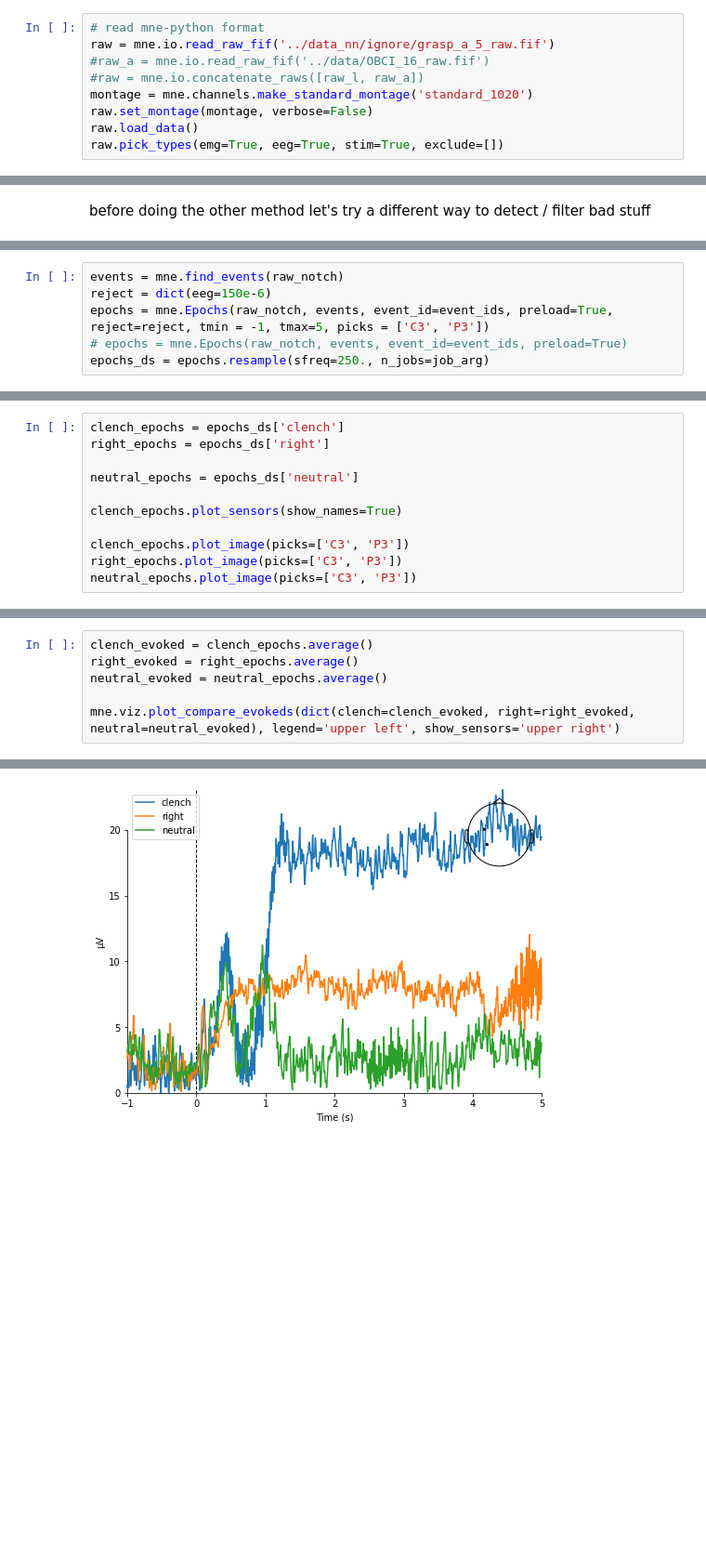
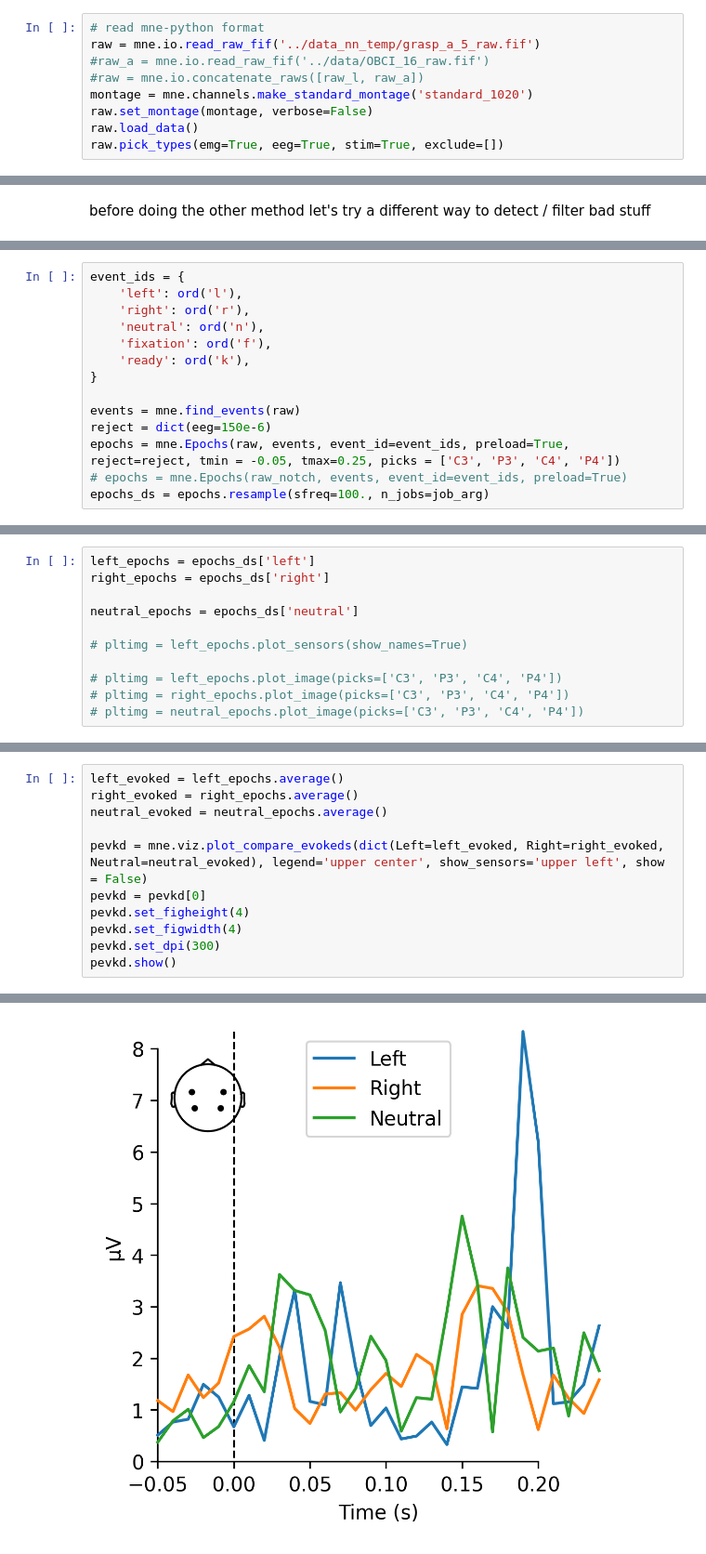
Before and after one commit to zeyus/CogNeuroExam, a Jupyter notebook: src/single_file_analysis_SD_clean4.ipynb, the cells around one changed output, grey strips where cells are left out. Shown at 93% size. Saved outputs shown, nothing was run; the diff lists cells and outputs as text; blank space fills up the shorter version.

Commit message:
created plots for figures

```diff
--- a/src/single_file_analysis_SD_clean4.ipynb
+++ b/src/single_file_analysis_SD_clean4.ipynb
@@ -21,7 +21,7 @@ mne.viz.set_browser_backend('matplotlib')
 Using matplotlib as 2D backend.
 # %%
 # read mne-python format
-raw = mne.io.read_raw_fif('../data_nn/ignore/grasp_a_5_raw.fif')
+raw = mne.io.read_raw_fif('../data_nn_temp/grasp_a_5_raw.fif')
 #raw_a = mne.io.read_raw_fif('../data/OBCI_16_raw.fif')
 #raw = mne.io.concatenate_raws([raw_l, raw_a])
 montage = mne.channels.make_standard_montage('standard_1020')
@@ -157,7 +103,15 @@ Opening raw-browser...
 # %%
-events = mne.find_events(raw_notch)
+event_ids = {
+    'left': ord('l'),
+    'right': ord('r'),
+    'neutral': ord('n'),
+    'fixation': ord('f'),
+    'ready': ord('k'),
+}
+
+events = mne.find_events(raw)
 reject = dict(eeg=150e-6)
-epochs = mne.Epochs(raw_notch, events, event_id=event_ids, preload=True, reject=reject, tmin = -1, tmax=5, picks = ['C3', 'P3'])
+epochs = mne.Epochs(raw, events, event_id=event_ids, preload=True, reject=reject, tmin = -0.05, tmax=0.25, picks = ['C3', 'P3', 'C4', 'P4'])
 # epochs = mne.Epochs(raw_notch, events, event_id=event_ids, preload=True)
-epochs_ds = epochs.resample(sfreq=250., n_jobs=job_arg)
+epochs_ds = epochs.resample(sfreq=100., n_jobs=job_arg)
 # %% [output]
@@ -185,11 +130,11 @@ Using data from preloaded Raw for 253 events and 6001 original time points ...
 # %%
-clench_epochs = epochs_ds['clench']
+left_epochs = epochs_ds['left']
 right_epochs = epochs_ds['right']
 
 neutral_epochs = epochs_ds['neutral']
 
-clench_epochs.plot_sensors(show_names=True)
+# pltimg = left_epochs.plot_sensors(show_names=True)
 
-clench_epochs.plot_image(picks=['C3', 'P3'])
-right_epochs.plot_image(picks=['C3', 'P3'])
-neutral_epochs.plot_image(picks=['C3', 'P3'])
+# pltimg = left_epochs.plot_image(picks=['C3', 'P3', 'C4', 'P4'])
+# pltimg = right_epochs.plot_image(picks=['C3', 'P3', 'C4', 'P4'])
+# pltimg = neutral_epochs.plot_image(picks=['C3', 'P3', 'C4', 'P4'])
@@ -235,11 +141,16 @@ No baseline correction applied
 # %%
-clench_evoked = clench_epochs.average()
+left_evoked = left_epochs.average()
 right_evoked = right_epochs.average()
 neutral_evoked = neutral_epochs.average()
 
-mne.viz.plot_compare_evokeds(dict(clench=clench_evoked, right=right_evoked, neutral=neutral_evoked), legend='upper left', show_sensors='upper right')
+pevkd = mne.viz.plot_compare_evokeds(dict(Left=left_evoked, Right=right_evoked, Neutral=neutral_evoked), legend='upper center', show_sensors='upper left', show = False)
+pevkd = pevkd[0]
+pevkd.set_figheight(4)
+pevkd.set_figwidth(4)
+pevkd.set_dpi(300)
+pevkd.show()
 # %% [output]
 combining channels using "gfp"
 combining channels using "gfp"
 combining channels using "gfp"
-[figure, old version]
+[figure, new version]
```
Also changed, not shown: parts of 12 cells of this notebook.
